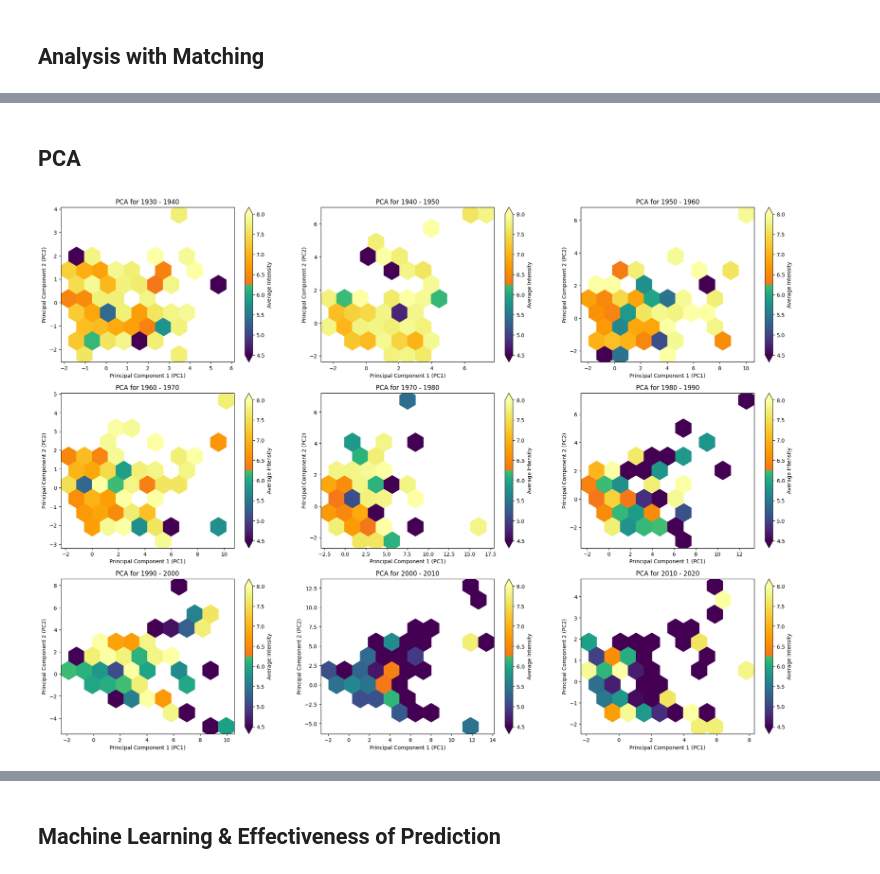
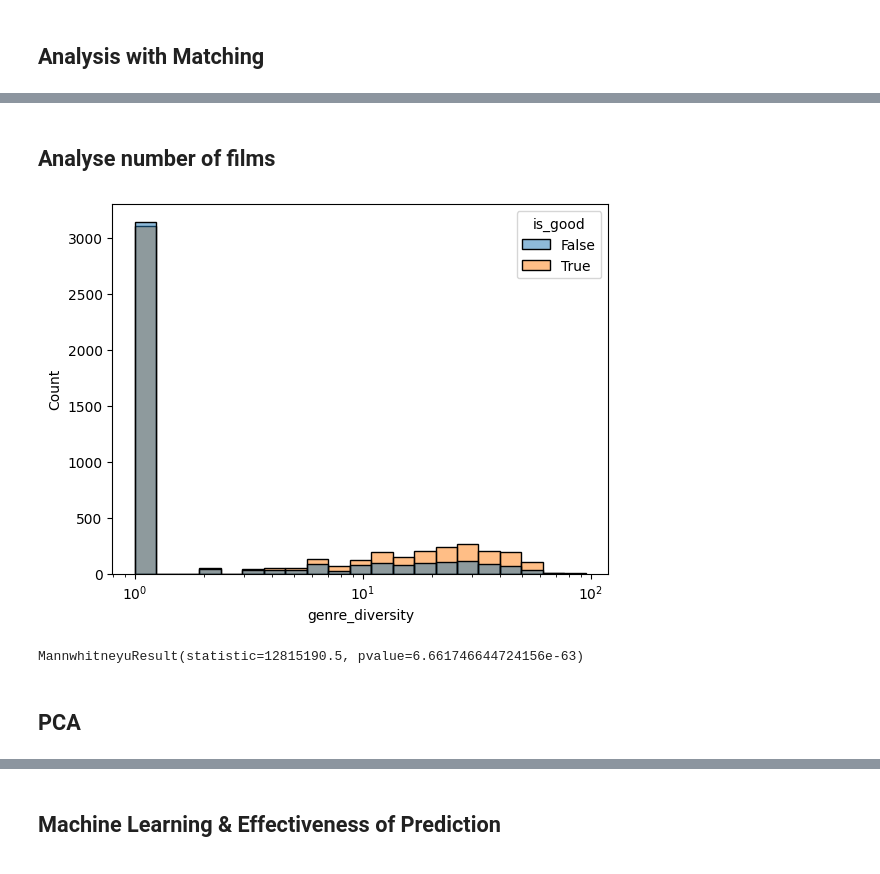
Before and after one commit to epfl-ada/ada-2023-project-dromadaire, a Jupyter notebook: P3_final.ipynb, the cells around one changed output, grey strips where cells are left out. Saved outputs shown, nothing was run; the diff lists cells and outputs as text; code cells hidden in the pictures.

```diff
--- a/P3_final.ipynb
+++ b/P3_final.ipynb
@@ -908,49 +923,15 @@ plt.show()
+# %% [markdown]
+## Analyse number of films
+# %%
+sns.histplot(data=movies_actors_reduced, x="genre_diversity", hue = 'is_good', log_scale=True)
+plt.show()
+# %% [output]
+[figure, added]
+# %%
+# Performing the Mann-Whitney U Test
+mannwhitney = mannwhitneyu(movies_actors_reduced[movies_actors_reduced['is_good']== True]['genre_diversity'], movies_actors_reduced[movies_actors_reduced['is_good']== False]['genre_diversity'], alternative='two-sided')
+print(mannwhitney)
+# %% [output]
+MannwhitneyuResult(statistic=12815190.5, pvalue=6.661746644724156e-63)
 # %% [markdown]
 ## PCA
-# %%
-figs, axs = plt.subplots(3, 3, figsize=(25, 18))
-axs = axs.flatten()
-Years = movies_actors_reduced['ReleaseYearRange'].unique()
-
-for i, year_range in enumerate(Years):
-    Year = movies_actors_reduced[movies_actors_reduced['ReleaseYearRange'] == year_range]
-
-    # Reset the index of Year to ensure alignment
-    Year.reset_index(drop=True, inplace=True)
-
-    scaler = StandardScaler()
-    # Apply dropna() before scaling to ensure matching indices
-    non_null_data = Year[['awards', 'nominations', 'movie_count', 'genre_diversity', 'is_male', 'age_at_release', 'actor_connections']].dropna()
-    #non_null_data = Year[['awards', 'nominations', 'movie_count', 'genres_b4', 'age_at_release']].dropna()
-    df_standardized = scaler.fit_transform(non_null_data)
-    pca = PCA(n_components=2)
-    pca_result = pca.fit_transform(df_standardized)
-
-    # Create a DataFrame with the PCA results
-    df_pca = pd.DataFrame(data=pca_result, columns=['PC1', 'PC2'])
-    # Use non_null_data.index to ensure correct alignment of ratings
-    df_pca['Rating'] = Year.loc[non_null_data.index, 'averageRating']
-
-    # Set custom vmin and vmax values
-    vmin = 4.5  # minimum value for the color scale
-    vmax = 8    # maximum value for the color scale
-
-    # Create a custom colormap
-    colors_below_6_2 = plt.cm.viridis(np.linspace(0, 0.7, 256))
-    colors_above_6_2 = plt.cm.inferno(np.linspace(0.7, 1, 256))
-    colors_combined = np.vstack((colors_below_6_2, colors_above_6_2))
-    custom_cmap = LinearSegmentedColormap.from_list('custom_colormap', colors_combined)
-
-    # Create a hexbin plot with the custom colormap
-    hexbin = axs[i].hexbin(df_pca['PC1'], df_pca['PC2'], C=df_pca['Rating'], gridsize=10, cmap=custom_cmap, reduce_C_function=np.mean, vmin=vmin, vmax=vmax)
-
-
-    axs[i].set_xlabel('Principal Component 1 (PC1)')
-    axs[i].set_ylabel('Principal Component 2 (PC2)')
-    axs[i].set_title(f'PCA for {year_range}')
-    plt.colorbar(hexbin, label='Average Intensity', extend='both')
-
-
-plt.show()
-# %% [output]
-[figure, removed]
```
Also changed, not shown: parts of 7 cells of this notebook.
